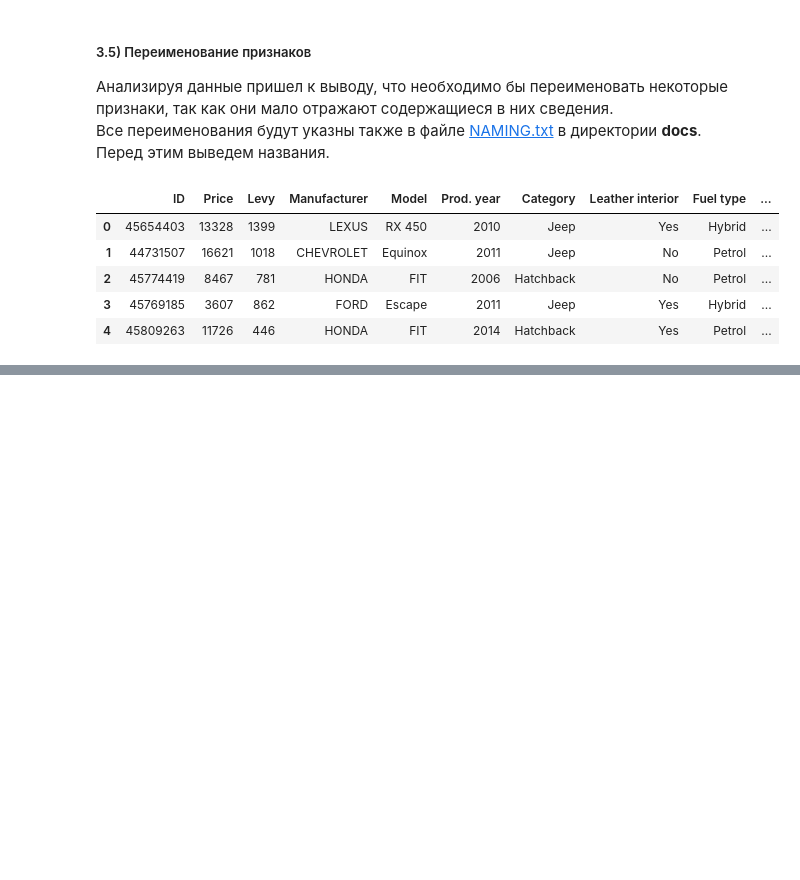
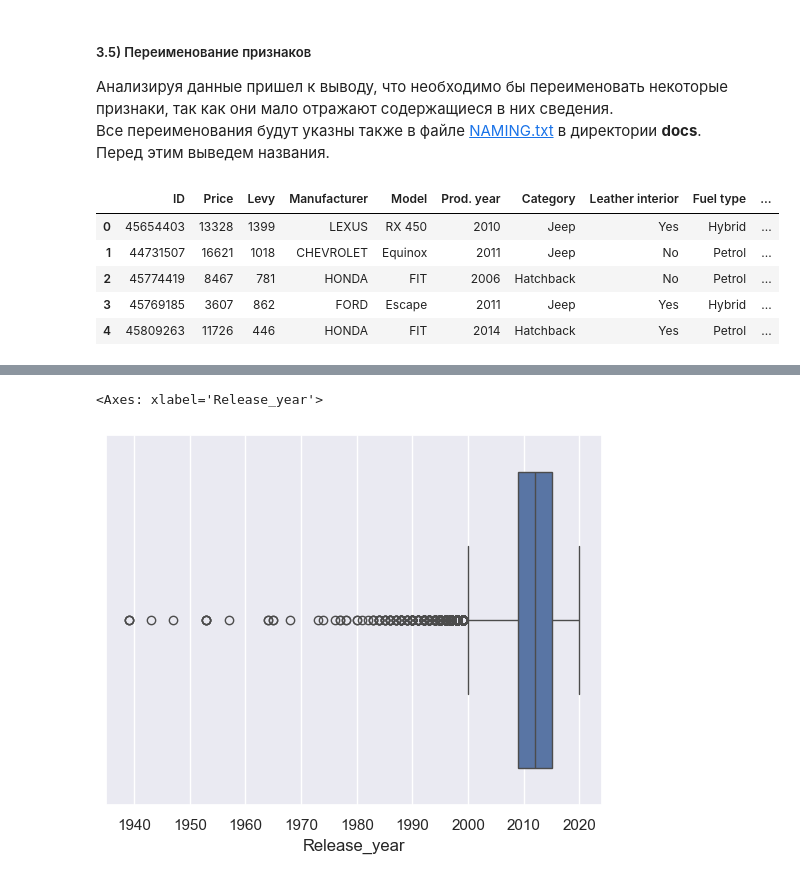
Before and after one commit to D0uble-Zer0/DE_ITMO_Course, a Jupyter notebook: notebooks/EDA.ipynb, the cells around one changed output, grey strips where cells are left out. Cells and saved outputs as stored; diff of their text form; code cells hidden in the pictures; blank space fills up the shorter version.

```diff
--- a/notebooks/EDA.ipynb
+++ b/notebooks/EDA.ipynb
@@ -359,0 +386,5 @@ df.head()
+# %%
+sns.boxplot(x=df["Release_year"])
+# %% [output]
+<Axes: xlabel='Release_year'>
+[figure, added]
```
Also changed, not shown: parts of 29 cells of this notebook.
